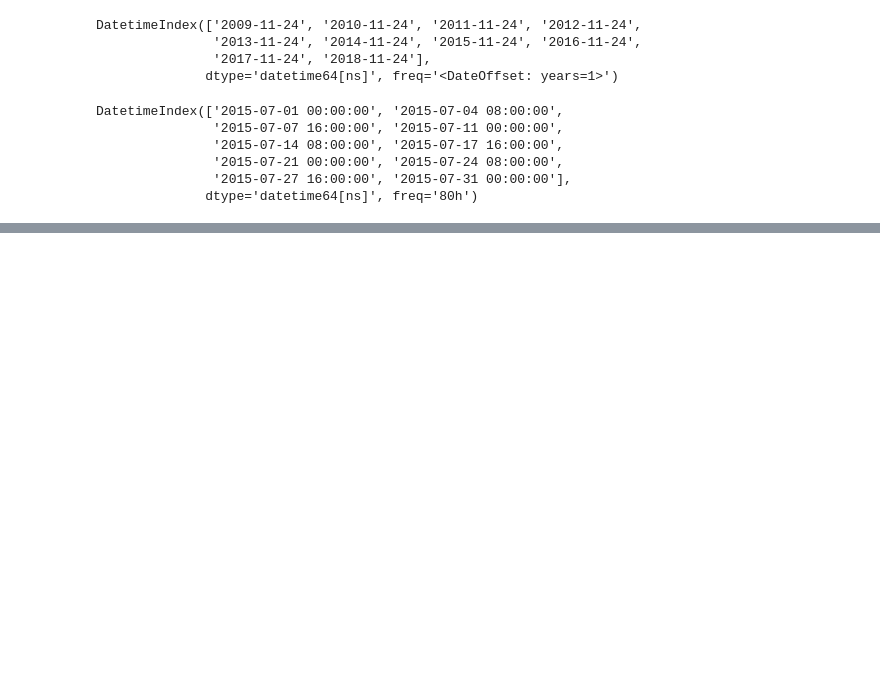
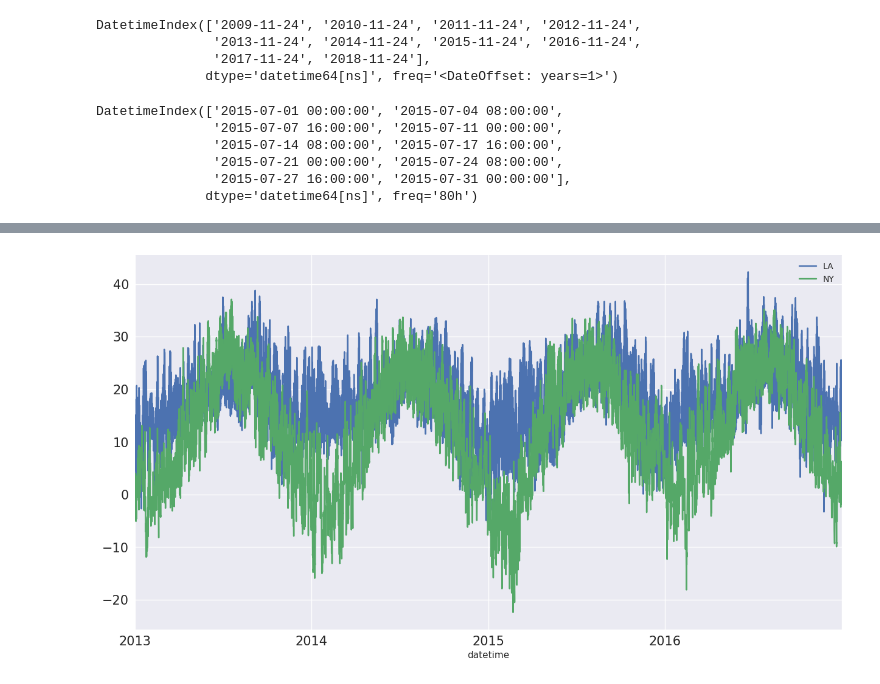
Before and after one commit to JamieW365/finance_projects, a Jupyter notebook: notebooks/time_series.ipynb, the cells around one changed output, grey strips where cells are left out. Saved outputs shown, nothing was run; the diff lists cells and outputs as text; code cells hidden in the pictures; blank space fills up the shorter version.

```diff
--- a/notebooks/time_series.ipynb
+++ b/notebooks/time_series.ipynb
@@ -528,0 +906,5 @@ DatetimeIndex(['2015-07-01 00:00:00', '2015-07-04 08:00:00',
+# %%
+df.plot(figsize = (15, 8), fontsize = 15)
+plt.show()
+# %% [output]
+[figure, added]
```
Also changed, not shown: parts of 27 cells of this notebook.
